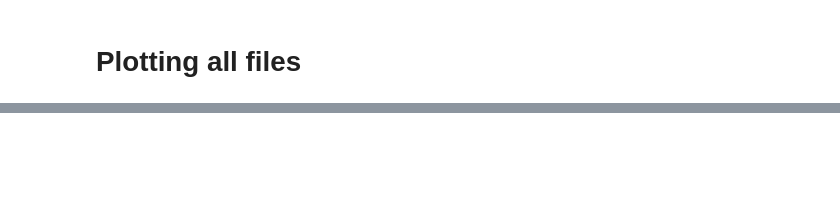
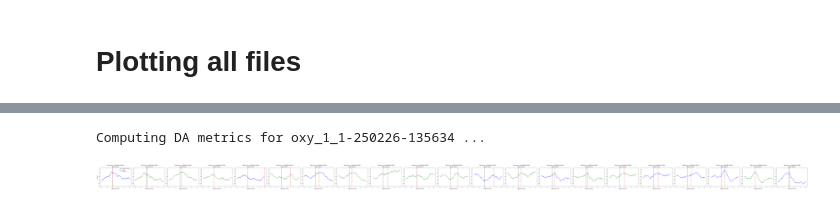
Before and after one commit to nayla-jimenez/Oxytocin, a Jupyter notebook: experiment_test.ipynb, the cells around one changed output, grey strips where cells are left out. Saved outputs shown, nothing was run; the diff lists cells and outputs as text; code cells hidden in the pictures; blank space fills up the shorter version.

```diff
--- a/experiment_test.ipynb
+++ b/experiment_test.ipynb
@@ -42,0 +49,14 @@ Processing oxy_2-250226-111424...
+# %%
+# Proceed with DA metric computation after all files are processed
+exp.compute_all_da_metrics(use_max_length=False,
+                                  max_bout_duration=0,
+                                  use_adaptive=False,
+                                  allow_bout_extension=False,
+                                  mode='EI')
+# %% [output]
+Computing DA metrics for oxy_1_1-250226-135634 ...
+# %%
+desired_bouts = ['bout-1']
+exp.plot_all_behavior_PETHs(selected_bouts=desired_bouts)
+# %% [output]
+[figure, added]
```
Also changed, not shown: parts of 8 cells of this notebook, 10 other files.
